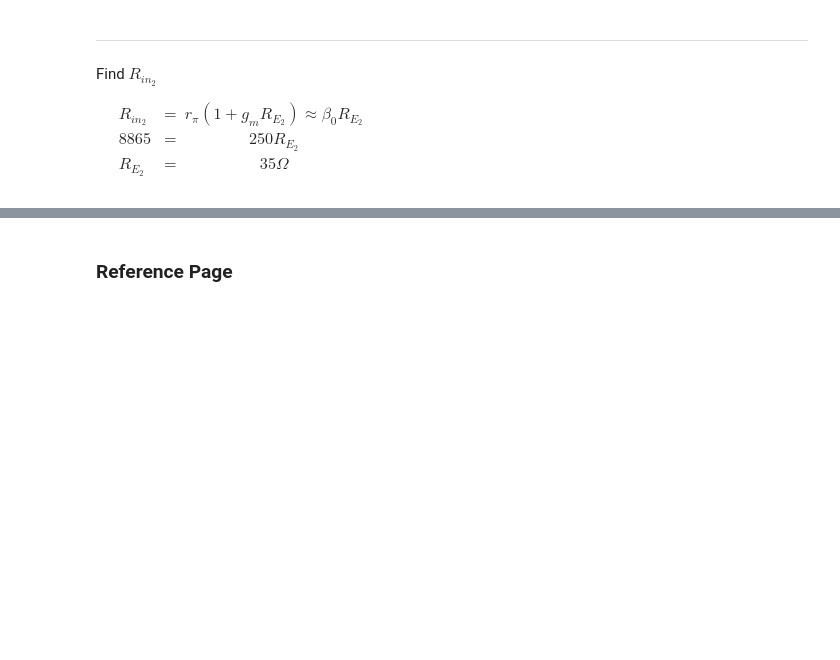
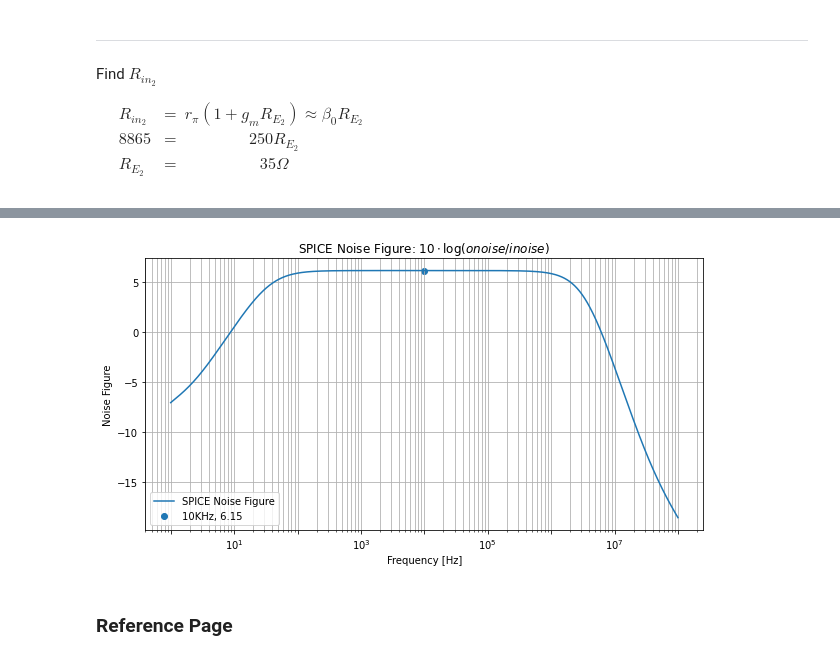
Before and after one commit to kegedy/EE538.1, a Jupyter notebook: kevin/hw03/EE538_Sp2021_Assignment3.ipynb, the cells around one changed output, grey strips where cells are left out. Saved outputs shown, nothing was run; the diff lists cells and outputs as text; code cells hidden in the pictures; blank space fills up the shorter version.

```diff
--- a/kevin/hw03/EE538_Sp2021_Assignment3.ipynb
+++ b/kevin/hw03/EE538_Sp2021_Assignment3.ipynb
@@ -372,3 +371,28 @@ plt.show();
+# %%
+fig, ax = plt.subplots(1,figsize=(10,5))
+
+x1 = np.where(freq<=10000)[0][-1]
+label1 = r"10KHz, {:.2f}".format(10*np.log10(onoise[x1]/inoise[x1]))
+
+ax.semilogx(freq, 10*np.log10(onoise/inoise), color='tab:blue',label='SPICE Noise Figure')
+ax.scatter(freq[x1],10*np.log10(onoise[x1]/inoise[x1]),label=label1,color='tab:blue')
+ax.grid(True,which='both')
+ax.set_xlabel('Frequency [Hz]')
+ax.set_ylabel(r'Noise Figure')
+ax.set_title(r'SPICE Noise Figure: $10\cdot \log(onoise/inoise)$')
+#ax.ticklabel_format(style='sci', axis='y', scilimits=(-9,-9))
+#ax.set_ylim(10e-9,50e-9)
+
+# manipulate x-axis ticks and labels
+ax.xaxis.set_major_locator(LogLocator(numticks=15)) #(1)
+ax.xaxis.set_minor_locator(LogLocator(numticks=15,subs=np.arange(2,10))) #(2)
+for label in ax.xaxis.get_ticklabels()[::2]:
+    label.set_visible(False) #(3)
+
+ax.legend()
+plt.show();
+# %% [output]
+[figure, added]
 # %% [markdown]
 ### Reference Page
 # %%
```
Also changed, not shown: parts of 7 cells of this notebook, 8 other files.
